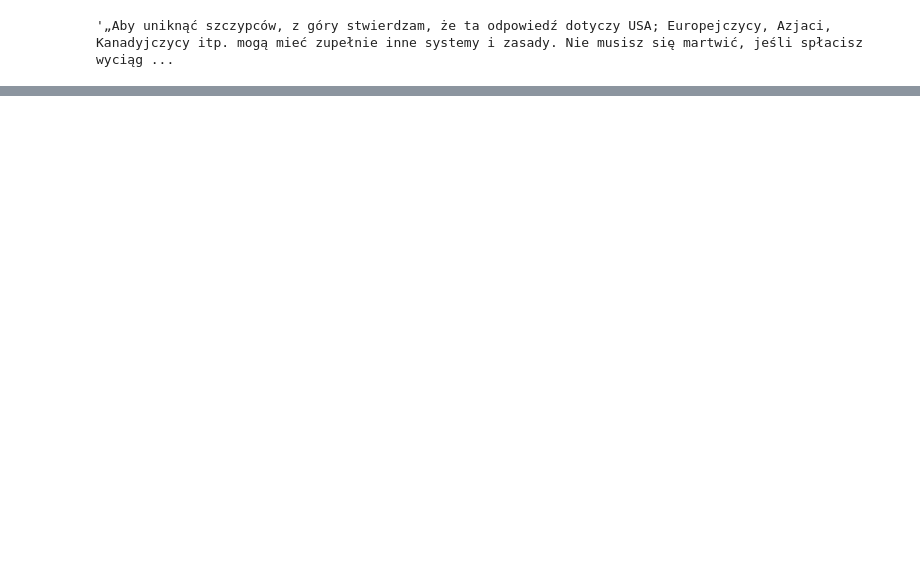
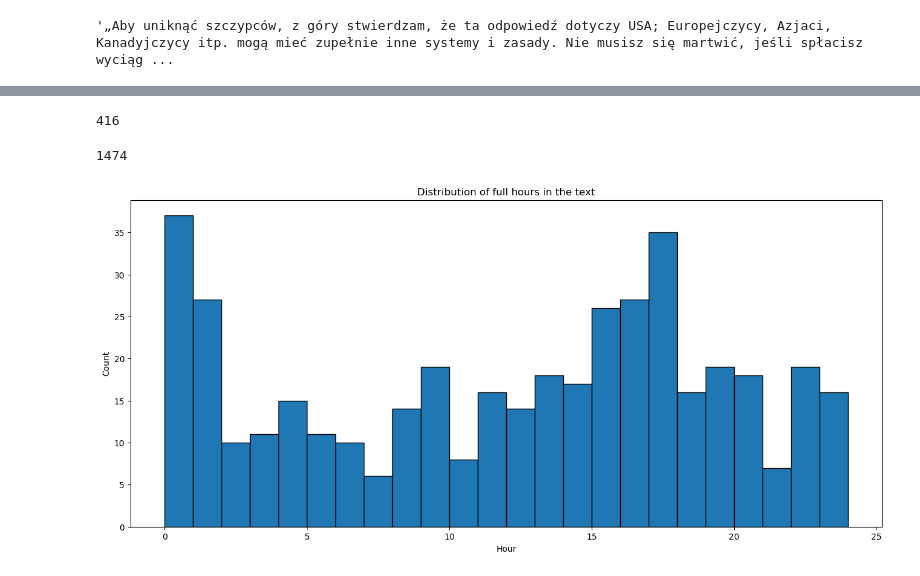
Before and after one commit to Thematiq/nlp, a Jupyter notebook: labs/lab1/lab1.ipynb, the cells around one changed output, grey strips where cells are left out. Saved outputs shown, nothing was run; the diff lists cells and outputs as text; code cells hidden in the pictures; blank space fills up the shorter version.

```diff
--- a/labs/lab1/lab1.ipynb
+++ b/labs/lab1/lab1.ipynb
@@ -4,4 +6,6 @@ import regex
 import pandas as pd
+# %%
+matplotlib.rcParams['figure.figsize'] = (16, 7)
 # %%
 df = pd.read_json("../../data/corpus.jsonl", lines=True)
 df = df.set_index('_id').sort_index()
@@ -22,13 +61,5 @@ corpus[3]
 # %%
 example = 25906
-# %%
-time_regex = r"\b((?:2[0-4])|(?:1?\d)):(?:[0-5]\d)(?::[0-5]\d)?"
-# [\b] find word boundary
-# (\d{1,2}:) 1 or 2 digits followed by :
-# {1,2} 1 or 2 time
-# (\d{2})? optional last group
-
-date_regex = r"([0-3]?\d )?(((S|s)tycz((nia)|(eń)|(niu)))|((L|l)ut((ego)|(y)))|(mar((ca))))( [1-2]\d{1,3})?"
 # %%
 corpus[example]
 # %% [output]
@@ -35,0 +103,10 @@ corpus[example]
+# %%
+def hour_extractor(hit: str) -> int:
+    """
+    Format is either HH:MM:SS or HH:MM
+    :param hit: Time regex match
+    :return: hour as int
+    """
+    times = hit.split(":")
+    assert len(times) == 2 or len(times) == 3, hit
+    return int(times[0])
@@ -35,0 +148,6 @@ corpus[example]
+# %%
+hours_str = [
+    hour_extractor(match)
+    for text in corpus
+    for match in regex.findall(time_regex, text)
+]
@@ -35,0 +160,16 @@ corpus[example]
+# %%
+len(hours_str)
+# %% [output]
+416
+# %%
+len(months_str)
+# %% [output]
+1474
+# %%
+plt.hist(hours_str, edgecolor='black', bins=24)
+plt.title('Distribution of full hours in the text')
+plt.ylabel('Count')
+plt.xlabel('Hour')
+plt.savefig('pictures/hours_dist.svg')
+# %% [output]
+[figure, added]
```
Also changed, not shown: parts of 22 cells of this notebook, 2 other files.
